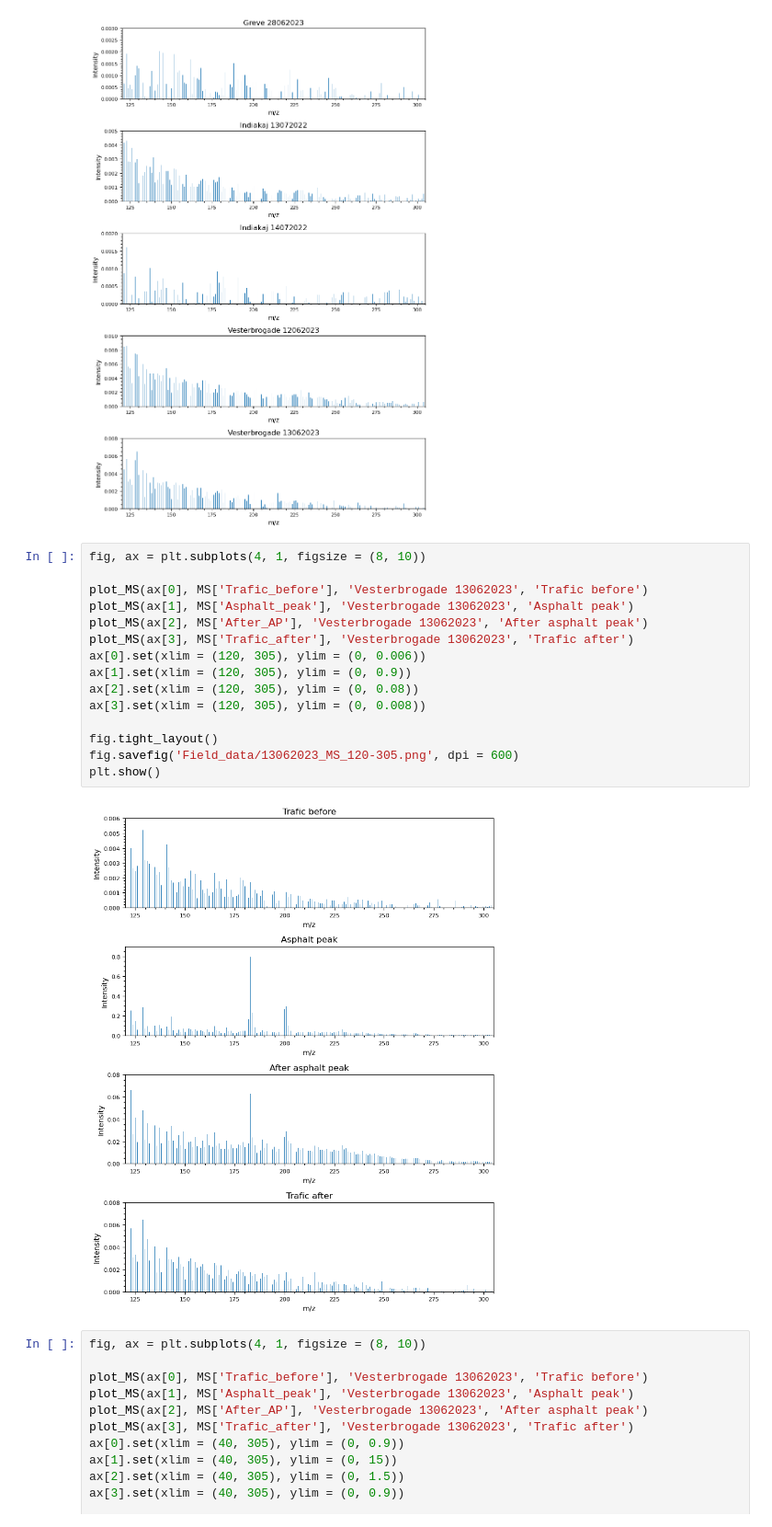
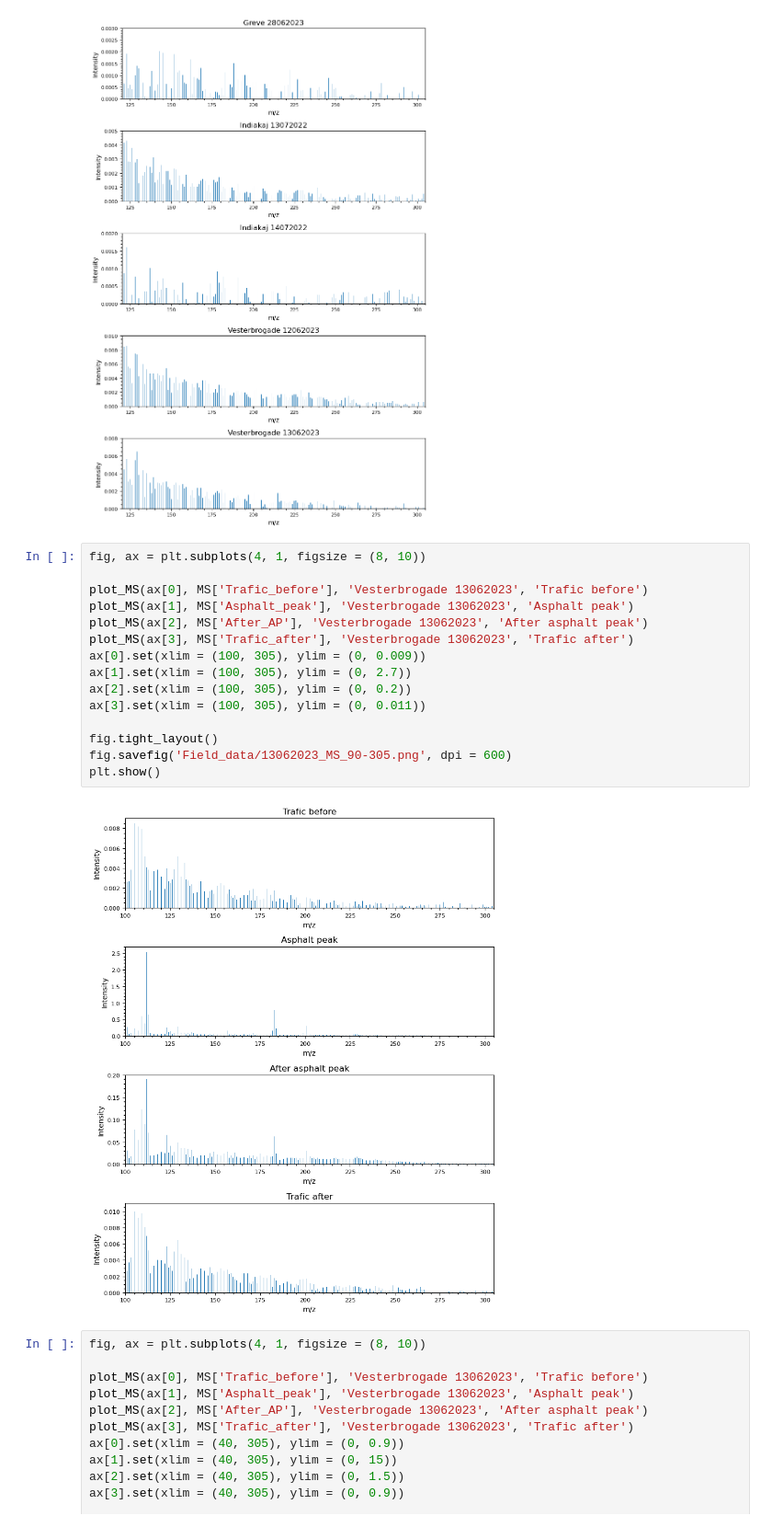
Before and after one commit to Normann25/NFA_project, a Jupyter notebook: MS_field.ipynb, the cells around one changed output. Shown at 92% size. Cells and saved outputs as stored; diff of their text form.

```diff
--- a/MS_field.ipynb
+++ b/MS_field.ipynb
@@ -95,20 +95,20 @@ plt.show()
 # %%
 fig, ax = plt.subplots(4, 1, figsize = (8, 10))
 
 plot_MS(ax[0], MS['Trafic_before'], 'Vesterbrogade 13062023', 'Trafic before')
 plot_MS(ax[1], MS['Asphalt_peak'], 'Vesterbrogade 13062023', 'Asphalt peak')
 plot_MS(ax[2], MS['After_AP'], 'Vesterbrogade 13062023', 'After asphalt peak')
 plot_MS(ax[3], MS['Trafic_after'], 'Vesterbrogade 13062023', 'Trafic after')
-ax[0].set(xlim = (120, 305), ylim = (0, 0.006))
-ax[1].set(xlim = (120, 305), ylim = (0, 0.9))
-ax[2].set(xlim = (120, 305), ylim = (0, 0.08))
-ax[3].set(xlim = (120, 305), ylim = (0, 0.008))
+ax[0].set(xlim = (100, 305), ylim = (0, 0.009))
+ax[1].set(xlim = (100, 305), ylim = (0, 2.7))
+ax[2].set(xlim = (100, 305), ylim = (0, 0.2))
+ax[3].set(xlim = (100, 305), ylim = (0, 0.011))
 
 fig.tight_layout()
-fig.savefig('Field_data/13062023_MS_120-305.png', dpi = 600)
+fig.savefig('Field_data/13062023_MS_90-305.png', dpi = 600)
 plt.show()
 # %% [output]
-[figure, old version]
+[figure, new version]
 # %%
 fig, ax = plt.subplots(4, 1, figsize = (8, 10))
 
```
Also changed, not shown: parts of 1 cell of this notebook, 2 other files.
